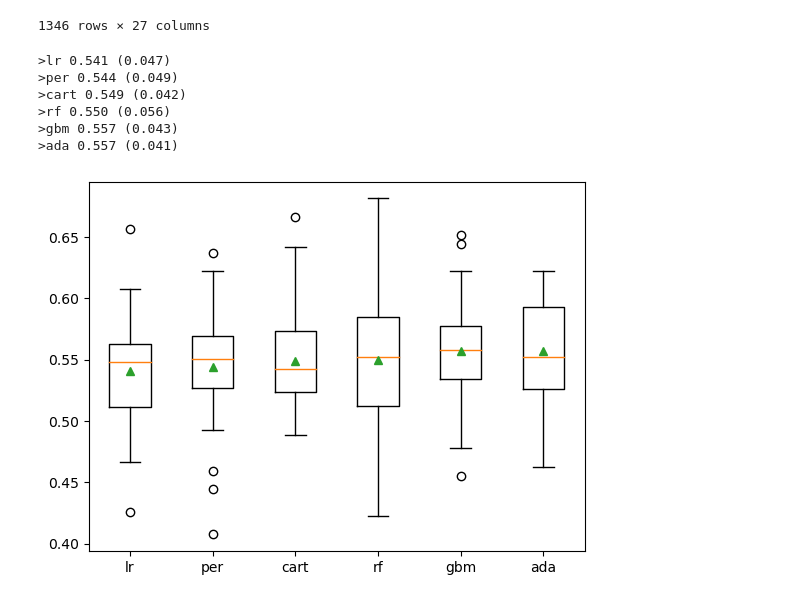
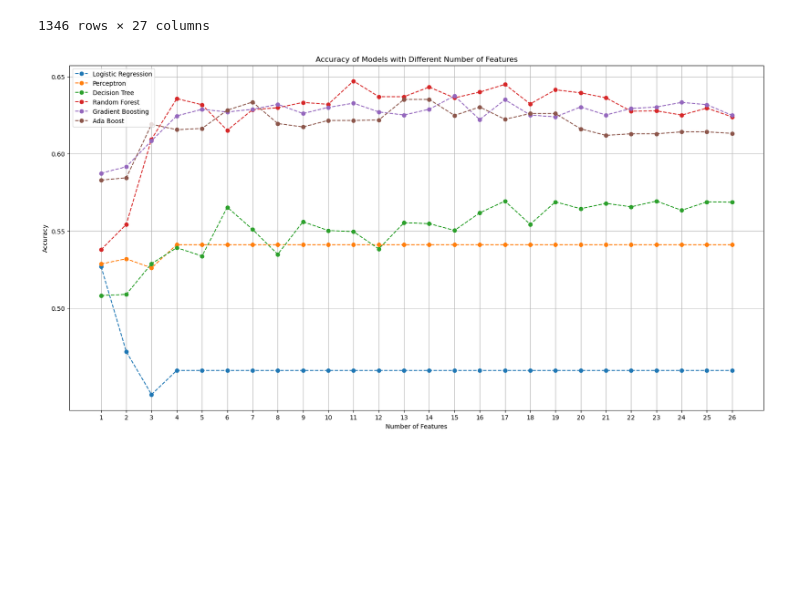
Before and after one commit to itsGarrin/Stock-Predictor-DS4400, a Jupyter notebook: src/stock_predictor.ipynb, the cells around one changed output. Cells and saved outputs as stored; diff of their text form; code cells hidden in the pictures; blank space fills up the shorter version.

Commit message:
Created for-loop to test for optimal number of features. Also created graphs to plot model accuracy and standard deviation.

```diff
--- a/src/stock_predictor.ipynb
+++ b/src/stock_predictor.ipynb
@@ -97,30 +60,0 @@ def evaluate_model(model, X, y):
-# %%
-# Get the models to evaluate
-models = get_models()
-
-# Evaluate the models and store results
-
-# Get the training data
-X = df[df.columns[:-1]]
-
-# Get the target data
-y = df.iloc[:, -1]
-
-results, names = list(), list()
-for name, model in models.items():
-    scores = evaluate_model(model, X, y)
-    results.append(scores)
-    names.append(name)
-    print('>%s %.3f (%.3f)' % (name, np.mean(scores), np.std(scores)))
-
-# Plot model performance for comparison
-plt.boxplot(results, labels=names, showmeans=True)
-plt.show()
-# %% [output]
->lr 0.541 (0.047)
->per 0.544 (0.049)
->cart 0.549 (0.042)
->rf 0.550 (0.056)
->gbm 0.557 (0.043)
->ada 0.557 (0.041)
-[figure, removed]
@@ -126,0 +91,29 @@ plt.show()
+# %%
+# Plot the results for each model
+plt.figure(figsize=(20, 10))
+plt.title('Accuracy of Models with Different Number of Features')
+plt.xlabel('Number of Features')
+plt.ylabel('Accuracy')
+plt.xticks(np.arange(1, 27, 1))
+plt.yticks(np.arange(0.5, 1, 0.05))
+plt.grid()
+
+# Plot and draw lines connecting the dots for each model
+plt.plot(results[results['Model'] == 'LogisticRegression()'].iloc[:, 0],
+         results[results['Model'] == 'LogisticRegression()'].iloc[:, 2], 'o', label='Logistic Regression',
+         linestyle='--')
+plt.plot(results[results['Model'] == 'Perceptron()'].iloc[:, 0],
+         results[results['Model'] == 'Perceptron()'].iloc[:, 2], 'o', label='Perceptron', linestyle='--')
+plt.plot(results[results['Model'] == 'DecisionTreeClassifier()'].iloc[:, 0],
+         results[results['Model'] == 'DecisionTreeClassifier()'].iloc[:, 2], 'o', label='Decision Tree', linestyle='--')
+plt.plot(results[results['Model'] == 'RandomForestClassifier()'].iloc[:, 0],
+         results[results['Model'] == 'RandomForestClassifier()'].iloc[:, 2], 'o', label='Random Forest', linestyle='--')
+plt.plot(results[results['Model'] == 'GradientBoostingClassifier()'].iloc[:, 0],
+         results[results['Model'] == 'GradientBoostingClassifier()'].iloc[:, 2], 'o', label='Gradient Boosting',
+         linestyle='--')
+plt.plot(results[results['Model'] == 'AdaBoostClassifier()'].iloc[:, 0],
+         results[results['Model'] == 'AdaBoostClassifier()'].iloc[:, 2], 'o', label='Ada Boost', linestyle='--')
+plt.legend()
+plt.show()
+# %% [output]
+[figure, added]
```
Also changed, not shown: parts of 7 cells of this notebook.
